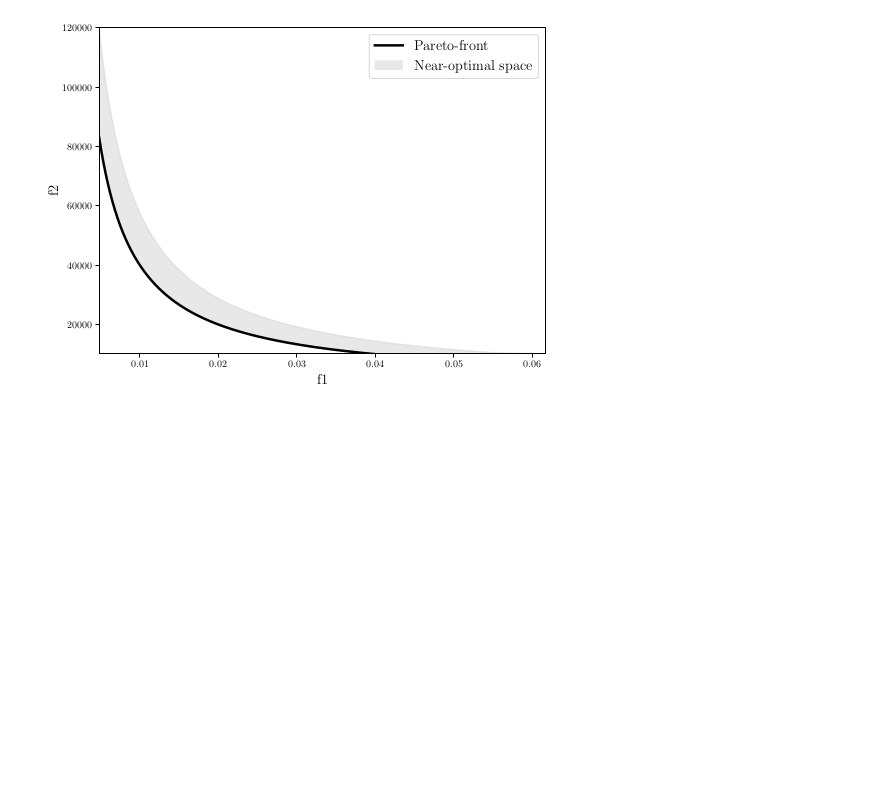
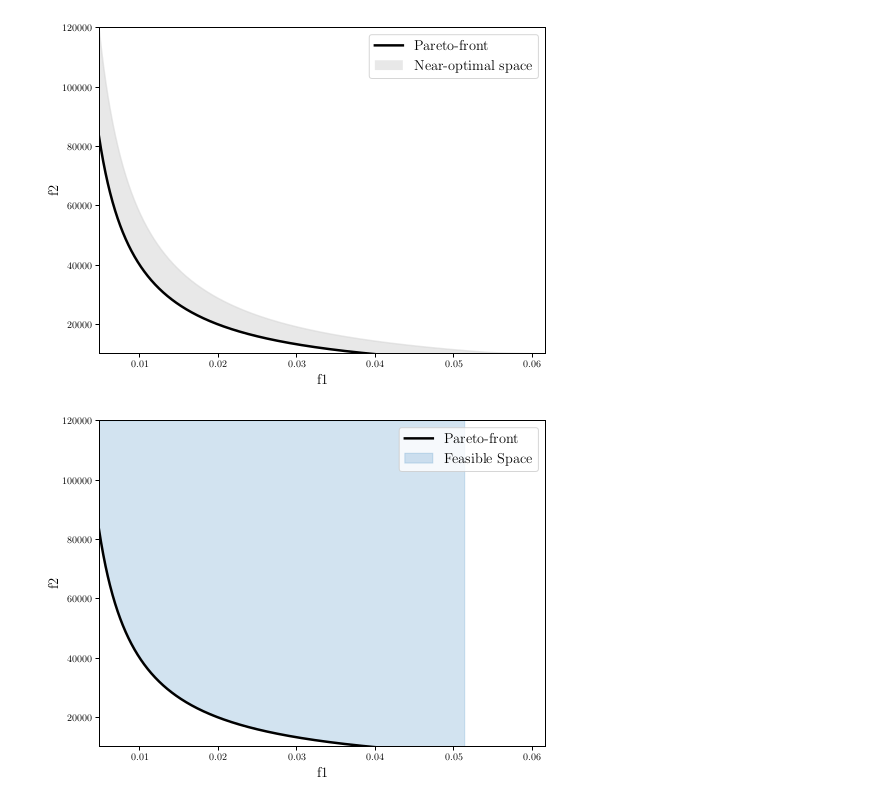
Before and after one commit to samgdotson/2023-dotson-prelim, a Jupyter notebook: analysis/pareto-front.ipynb, the cells around one changed output. Cells and saved outputs as stored; diff of their text form; code cells hidden in the pictures; blank space fills up the shorter version.

Commit message:
adds figures to methods

```diff
--- a/analysis/pareto-front.ipynb
+++ b/analysis/pareto-front.ipynb
@@ -71,3 +75,35 @@ plt.savefig("../docs/figures/near-optimal-pareto.pgf")
 plt.show()
 # %% [output]
 [figure]
+# %%
+mpl.use("pgf")
+plt.rcParams['pgf.texsystem'] = 'pdflatex'
+plt.rcParams['text.usetex'] = True
+plt.rcParams['pgf.rcfonts'] = False
+slack = 0.2
+alpha = 0.5
+F1 = f1 * (1+slack)
+F2 = f2 * (1+slack)
+fig, ax = plt.subplots(figsize=(8,6), facecolor='w', edgecolor='k')
+# ax.scatter(F1, F2, label="Solutions", facecolor='none', edgecolor='r')
+# subopt = ax.plot(F1, F2, label="", color='lightgray',alpha=alpha)
+opt=ax.plot(f1, f2, label="Pareto-front", color='k', lw=2.5)
+# ax.fill_between(f1, min(f2), max(F2), where=f2>min(f2))
+# ax.axhline(y=max(F2))
+# ax.axvline(x=max(F1))
+ax.set_xlabel('f1', fontsize=14)
+ax.set_ylabel('f2', fontsize=14)
+# ax.fill_between(F1, f2, F2)
+# plt.fill(np.append(f1, F1[::-1]), np.append(f2, F2[::-1]), 'lightgrey', alpha=alpha, label="Near-optimal space")
+# ax.fill_between(f1, f2, alpha=0.2, label='Infeasible Space', color='gray')
+ax.fill_between(f1, f2, max(F2), alpha=0.2, label='Feasible Space', color='tab:blue')
+
+ax.set_xlim(min(F1),max(F1))#*(1+slack))
+ax.set_ylim(min(F2),max(F2))#*(1+slack))
+# ax.scatter((2-shift)*min(F[:,0]),(2-shift)*min(F[:,1]), label='Ideal', marker="*", s=300, color='tab:blue')
+# ax.scatter(0.95*max(F[:,0]),0.95*max(F[:,1]), label='Nadir', marker="s", s=200, color='tab:orange')
+ax.legend(fontsize=14)
+# plt.savefig("../docs/figures/near-optimal-pareto.pgf")
+plt.show()
+# %% [output]
+[figure, added]
```
Also changed, not shown: parts of 23 cells of this notebook, 7 other files.
